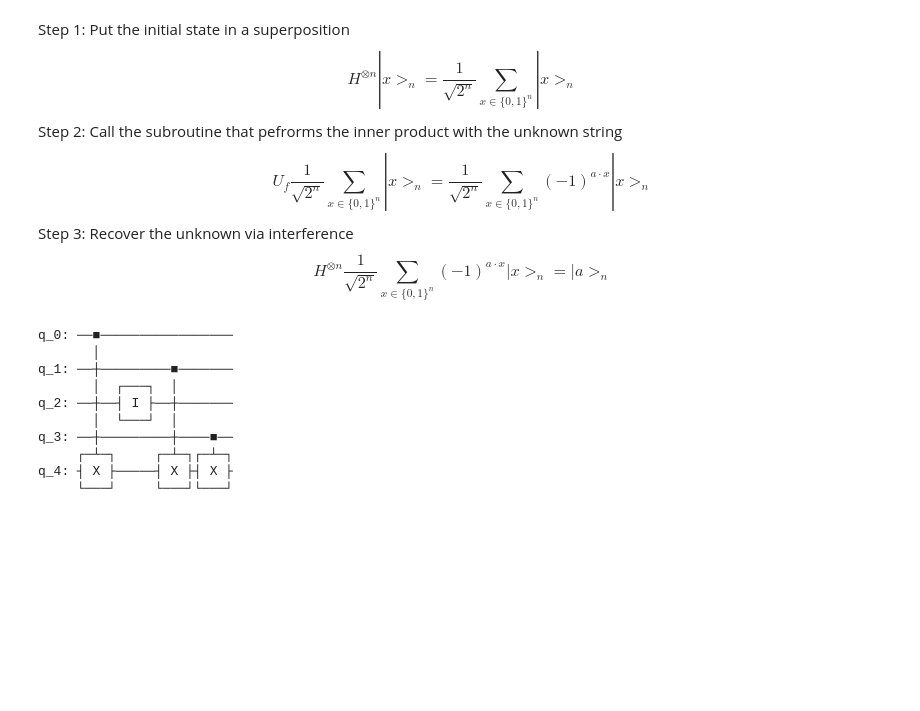
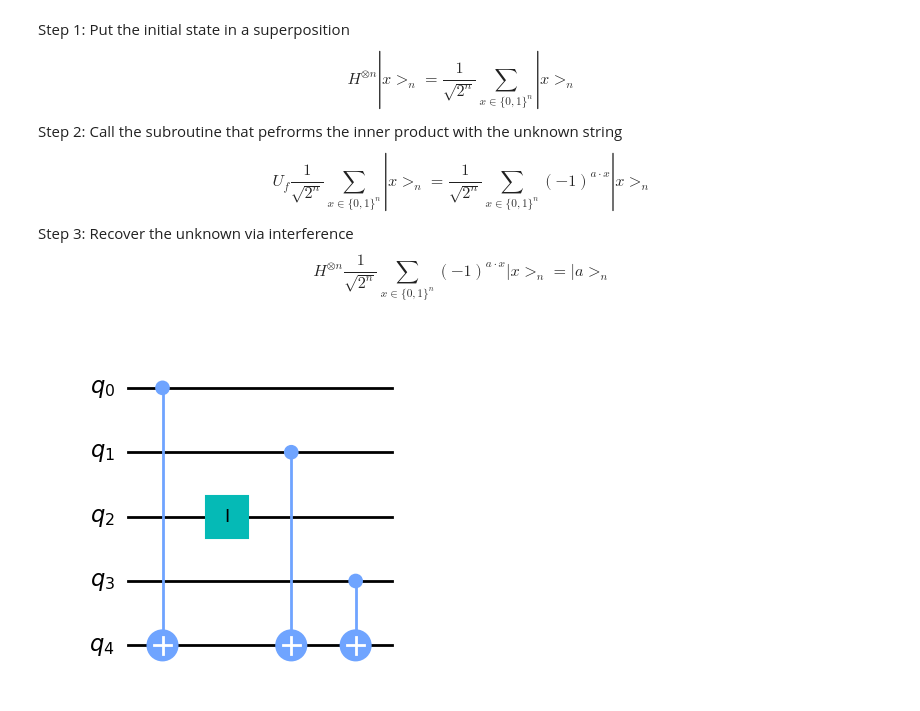
Before and after one commit to algorythmist/quantum-computing, a Jupyter notebook: qiskit-bvalgo.ipynb, the cells around one changed output. Drawn from its saved outputs; the diff is of its cells as text; code cells hidden in the pictures; blank space fills up the shorter version.

```diff
--- a/qiskit-bvalgo.ipynb
+++ b/qiskit-bvalgo.ipynb
@@ -62,18 +38,9 @@ def bv_oracle(s: str):
 # %%
 a = '1011'   # the hidden binary string
 oracle = string_to_circuit(a)
-oracle.draw()
+oracle.draw(output='mpl')
 # %% [output]
-q_0: ──■─────────────────
-       │
-q_1: ──┼─────────■───────
-       │  ┌───┐  │
-q_2: ──┼──┤ I ├──┼───────
-       │  └───┘  │
-q_3: ──┼─────────┼────■──
-     ┌─┴─┐     ┌─┴─┐┌─┴─┐
-q_4: ┤ X ├─────┤ X ├┤ X ├
-     └───┘     └───┘└───┘
+[figure, added]
 # %%
 def build_circuit(oracle, n):
     bv_circuit = QuantumCircuit(n+1, n)
```
Also changed, not shown: parts of 8 cells of this notebook, 10 other files.
